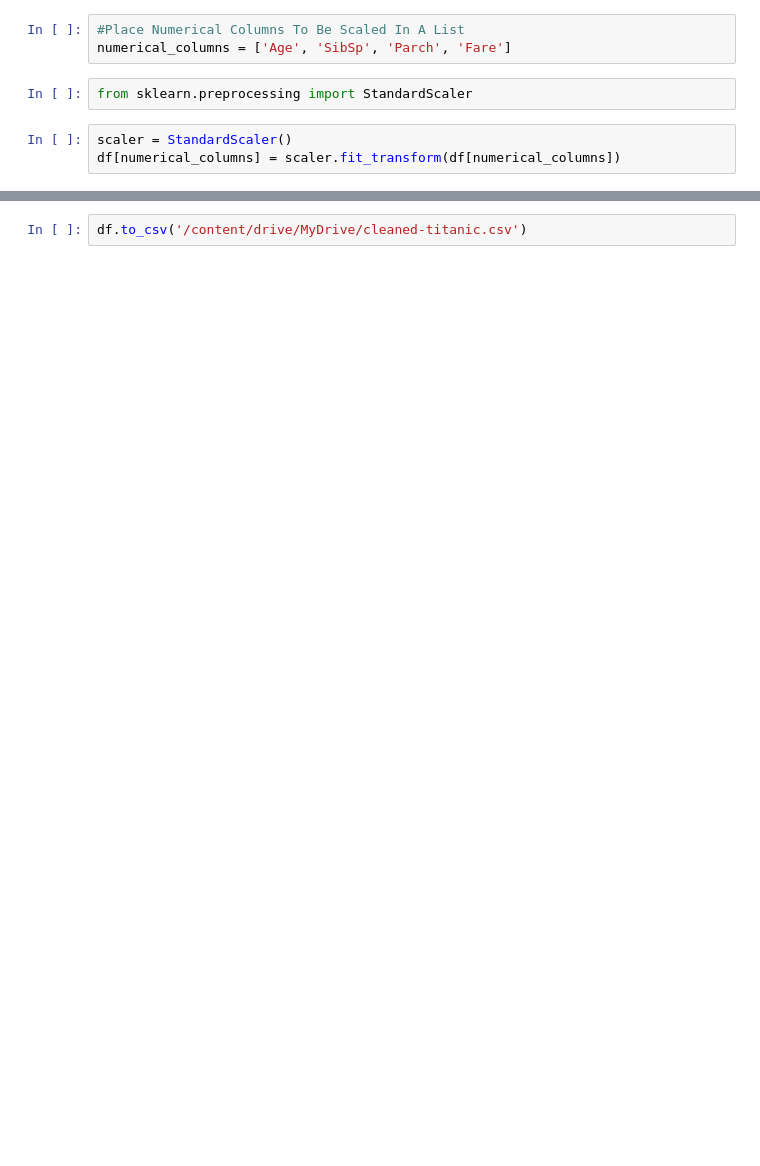
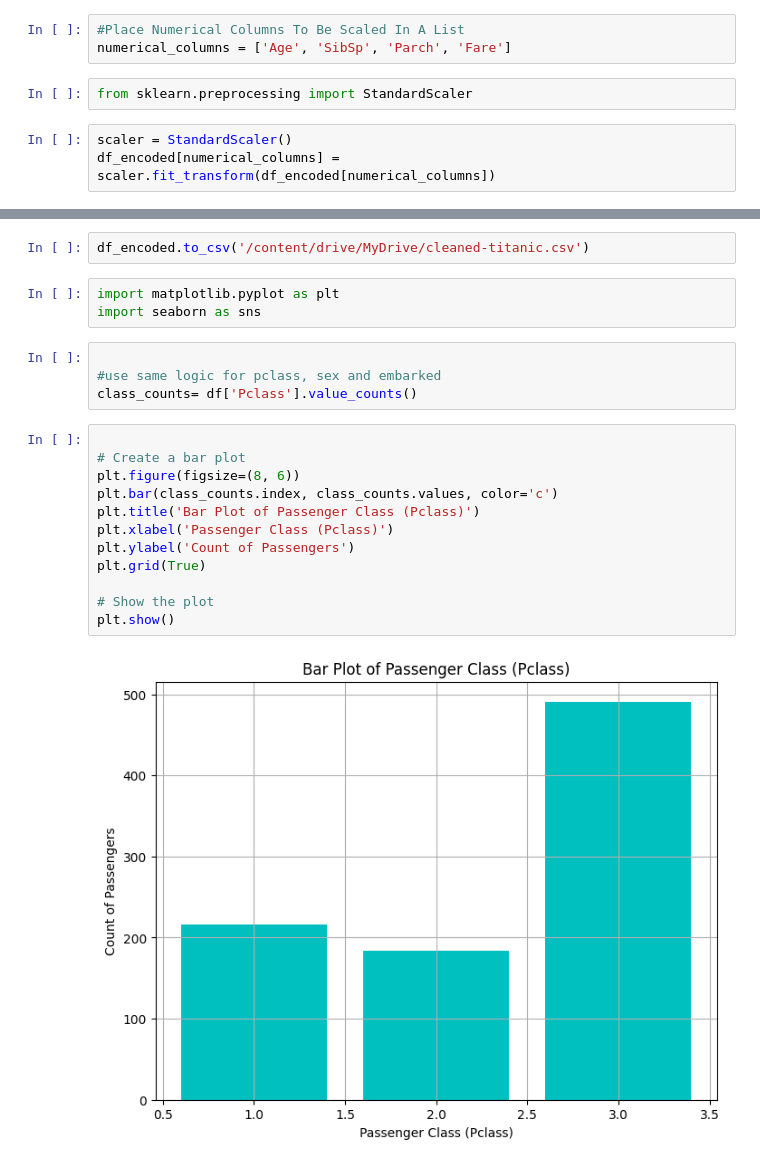
Before and after one commit to Ahny678/TITANIC-MODEL-CLASSIFIER, a Jupyter notebook: Titanic Prediction Model.ipynb, the cells around one changed output, grey strips where cells are left out. Cells and saved outputs as stored; diff of their text form; blank space fills up the shorter version.

```diff
--- a/Titanic Prediction Model.ipynb
+++ b/Titanic Prediction Model.ipynb
@@ -110,5 +113,5 @@ numerical_columns = ['Age', 'SibSp', 'Parch', 'Fare']
 from sklearn.preprocessing import StandardScaler
 # %%
 scaler = StandardScaler()
-df[numerical_columns] = scaler.fit_transform(df[numerical_columns])
+df_encoded[numerical_columns] = scaler.fit_transform(df_encoded[numerical_columns])
 # %%
@@ -142,2 +145,23 @@ df
 # %%
-df.to_csv('/content/drive/MyDrive/cleaned-titanic.csv')
+df_encoded.to_csv('/content/drive/MyDrive/cleaned-titanic.csv')
+# %%
+import matplotlib.pyplot as plt
+import seaborn as sns
+# %%
+
+#use same logic for pclass, sex and embarked
+class_counts= df['Pclass'].value_counts()
+# %%
+
+# Create a bar plot
+plt.figure(figsize=(8, 6))
+plt.bar(class_counts.index, class_counts.values, color='c')
+plt.title('Bar Plot of Passenger Class (Pclass)')
+plt.xlabel('Passenger Class (Pclass)')
+plt.ylabel('Count of Passengers')
+plt.grid(True)
+
+# Show the plot
+plt.show()
+# %% [output]
+[figure, added]
```
Also changed, not shown: parts of 27 cells of this notebook.
